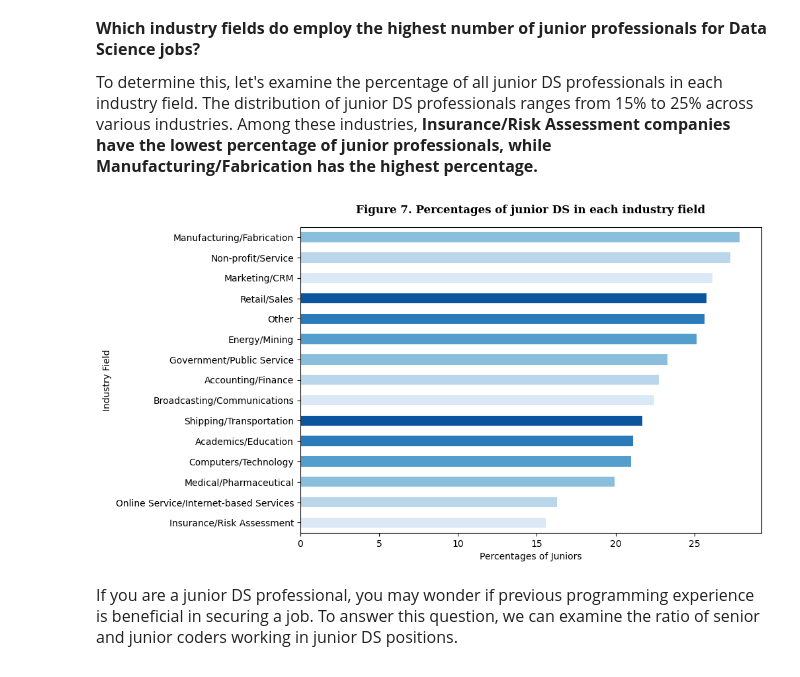
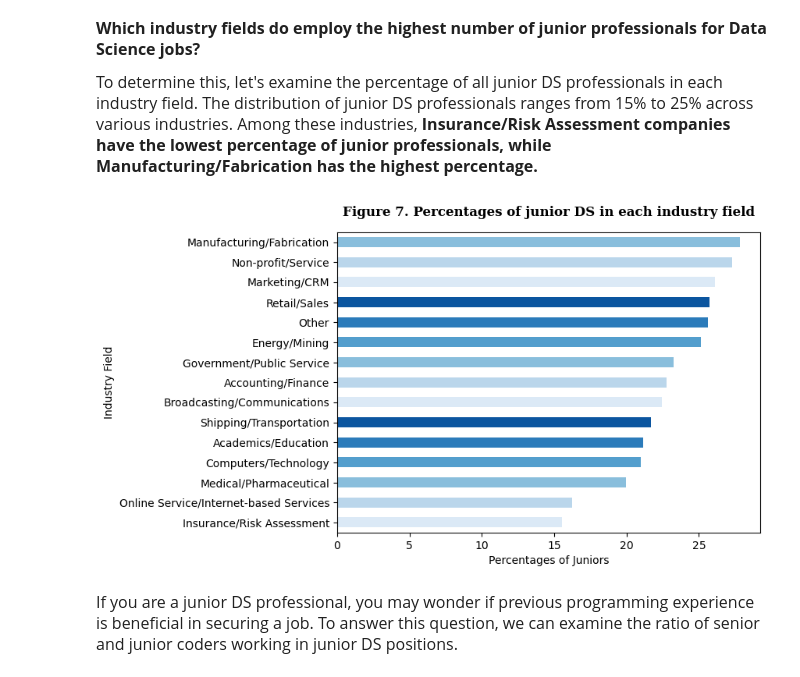
Before and after one commit to hadis-raad/newcomers_in_ds, a Jupyter notebook: notebook1937c1ae19.ipynb, the cells around one changed output. Drawn from its saved outputs; the diff is of its cells as text; code cells hidden in the pictures.

```diff
--- a/notebook1937c1ae19.ipynb
+++ b/notebook1937c1ae19.ipynb
@@ -435,15 +435,15 @@ plt.show()
 # %%
 industry_stat_df.sort_values("junior data science/t").plot(y="junior data science/t",kind='barh', color=sns.color_palette("Blues"))
 plt.title("Figure 7. Percentages of junior DS in each industry field", pad =15,
          fontsize=12, family="serif", weight="semibold")
 plt.legend().remove()
 plt.ylabel("Industry Field", fontsize=10)
 plt.xlabel("Percentages of Juniors", fontsize=10)
 plt.tick_params(axis='y', labelsize=10)
-plt.gcf().set_size_inches(9, 6)
+plt.gcf().set_size_inches(7, 5)
 plt.show()
 # %% [output]
-[figure, old version]
+[figure, new version]
 # %% [markdown]
 <font size=3>If you are a junior DS professional, you may wonder if previous programming experience is beneficial in securing a job. To answer this question, we can examine the ratio of senior and junior coders working in junior DS positions.</font>
 # %%
```
Also changed, not shown: parts of 3 cells of this notebook.
